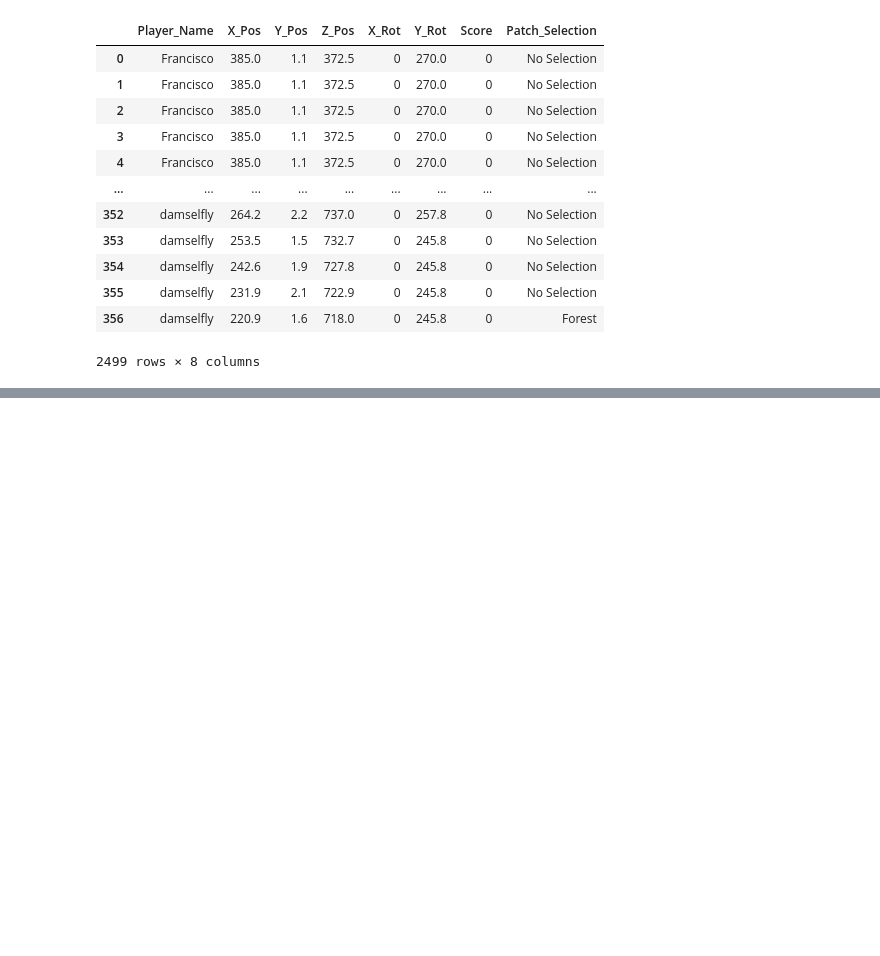
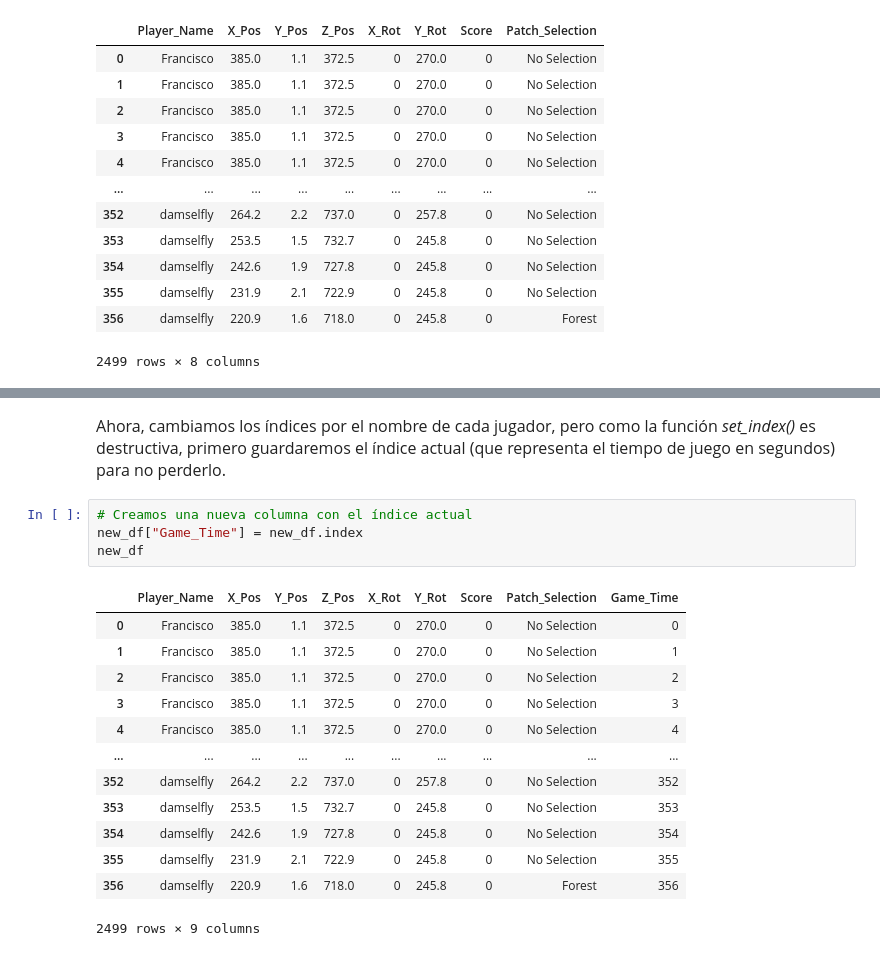
Before and after one commit to FranMurguia/Analisis_de_Datos, a Jupyter notebook: Juego de Forrajeo.ipynb, the cells around one changed output, grey strips where cells are left out. Drawn from its saved outputs; the diff is of its cells as text; blank space fills up the shorter version.

```diff
--- a/Juego de Forrajeo.ipynb
+++ b/Juego de Forrajeo.ipynb
@@ -170,0 +151,20 @@ KeyError: 57
+# %% [markdown]
+<font size="3">Ahora, cambiamos los índices por el nombre de cada jugador, pero como la función *set_index()* es destructiva, primero guardaremos el índice actual (que representa el tiempo de juego en segundos) para no perderlo.</font>
+# %%
+# Creamos una nueva columna con el índice actual
+new_df["Game_Time"] = new_df.index
+new_df
+# %% [output]
+|  | Player_Name | X_Pos | Y_Pos | Z_Pos | X_Rot | Y_Rot | Score | Patch_Selection | Game_Time |
+| 0 | Francisco | 385.0 | 1.1 | 372.5 | 0 | 270.0 | 0 | No Selection | 0 |
+| 1 | Francisco | 385.0 | 1.1 | 372.5 | 0 | 270.0 | 0 | No Selection | 1 |
+| 2 | Francisco | 385.0 | 1.1 | 372.5 | 0 | 270.0 | 0 | No Selection | 2 |
+| 3 | Francisco | 385.0 | 1.1 | 372.5 | 0 | 270.0 | 0 | No Selection | 3 |
+| 4 | Francisco | 385.0 | 1.1 | 372.5 | 0 | 270.0 | 0 | No Selection | 4 |
+| ... | ... | ... | ... | ... | ... | ... | ... | ... | ... |
+| 352 | damselfly | 264.2 | 2.2 | 737.0 | 0 | 257.8 | 0 | No Selection | 352 |
+| 353 | damselfly | 253.5 | 1.5 | 732.7 | 0 | 245.8 | 0 | No Selection | 353 |
+| 354 | damselfly | 242.6 | 1.9 | 727.8 | 0 | 245.8 | 0 | No Selection | 354 |
+| 355 | damselfly | 231.9 | 2.1 | 722.9 | 0 | 245.8 | 0 | No Selection | 355 |
+| 356 | damselfly | 220.9 | 1.6 | 718.0 | 0 | 245.8 | 0 | Forest | 356 |
+2499 rows × 9 columns
```
Also changed, not shown: parts of 15 cells of this notebook.
